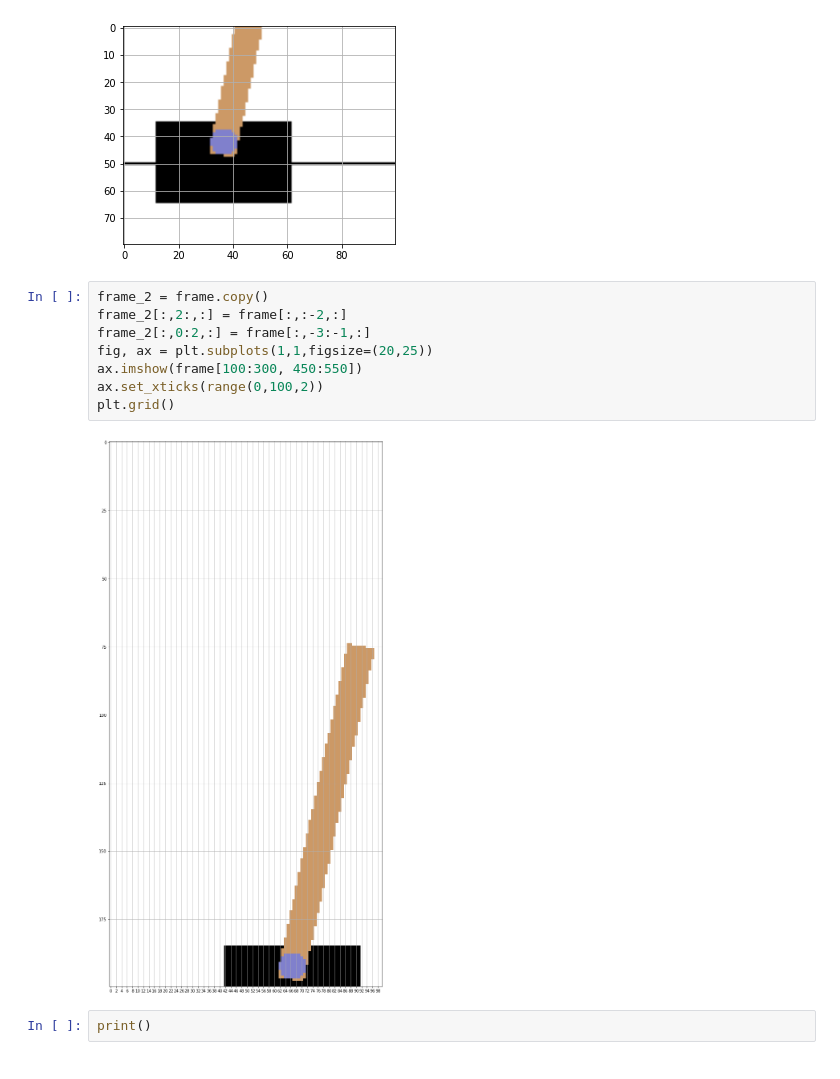
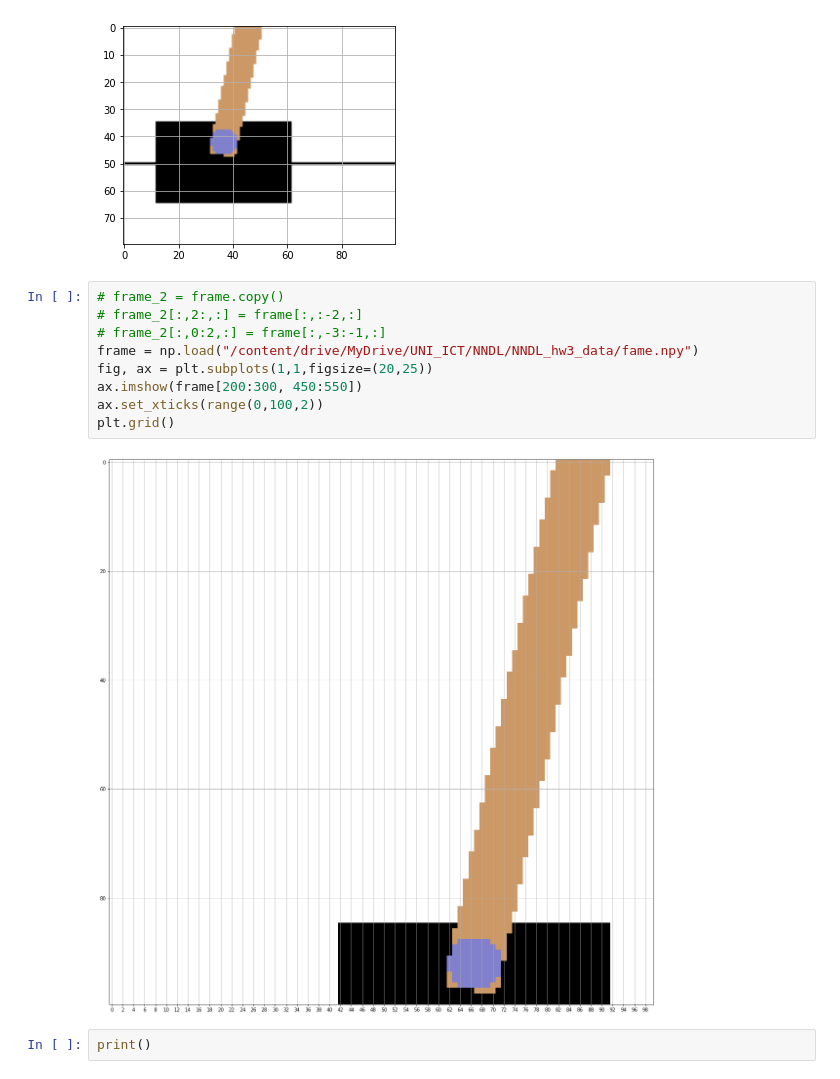
Before and after one commit to DanieleFoscarin/NNDL_hw3, a Jupyter notebook: state_from_image_dev.ipynb, the cells around one changed output. Saved outputs shown, nothing was run; the diff lists cells and outputs as text.

```diff
--- a/state_from_image_dev.ipynb
+++ b/state_from_image_dev.ipynb
@@ -18,15 +18,16 @@ print(np.shape(frame))
 (400, 600, 3)
 [figure]
 # %%
-frame_2 = frame.copy()
-frame_2[:,2:,:] = frame[:,:-2,:]
-frame_2[:,0:2,:] = frame[:,-3:-1,:]
+# frame_2 = frame.copy()
+# frame_2[:,2:,:] = frame[:,:-2,:]
+# frame_2[:,0:2,:] = frame[:,-3:-1,:]
+frame = np.load("/content/drive/MyDrive/UNI_ICT/NNDL/NNDL_hw3_data/fame.npy")
 fig, ax = plt.subplots(1,1,figsize=(20,25))
-ax.imshow(frame[100:300, 450:550])
+ax.imshow(frame[200:300, 450:550])
 ax.set_xticks(range(0,100,2))
 plt.grid()
 # %% [output]
-[figure, old version]
+[figure, new version]
 # %%
 print()
 # %%
```
Also changed, not shown: parts of 2 cells of this notebook.
